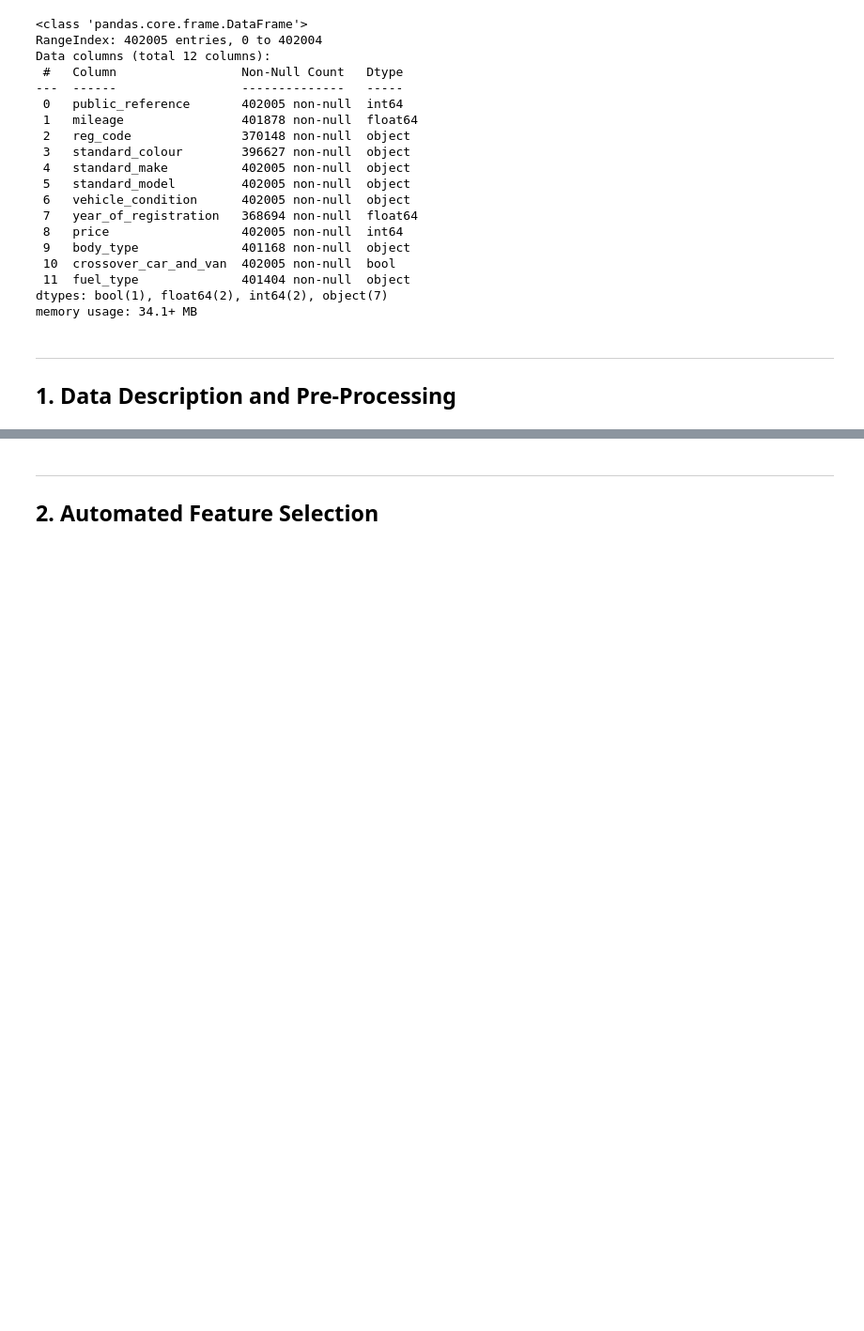
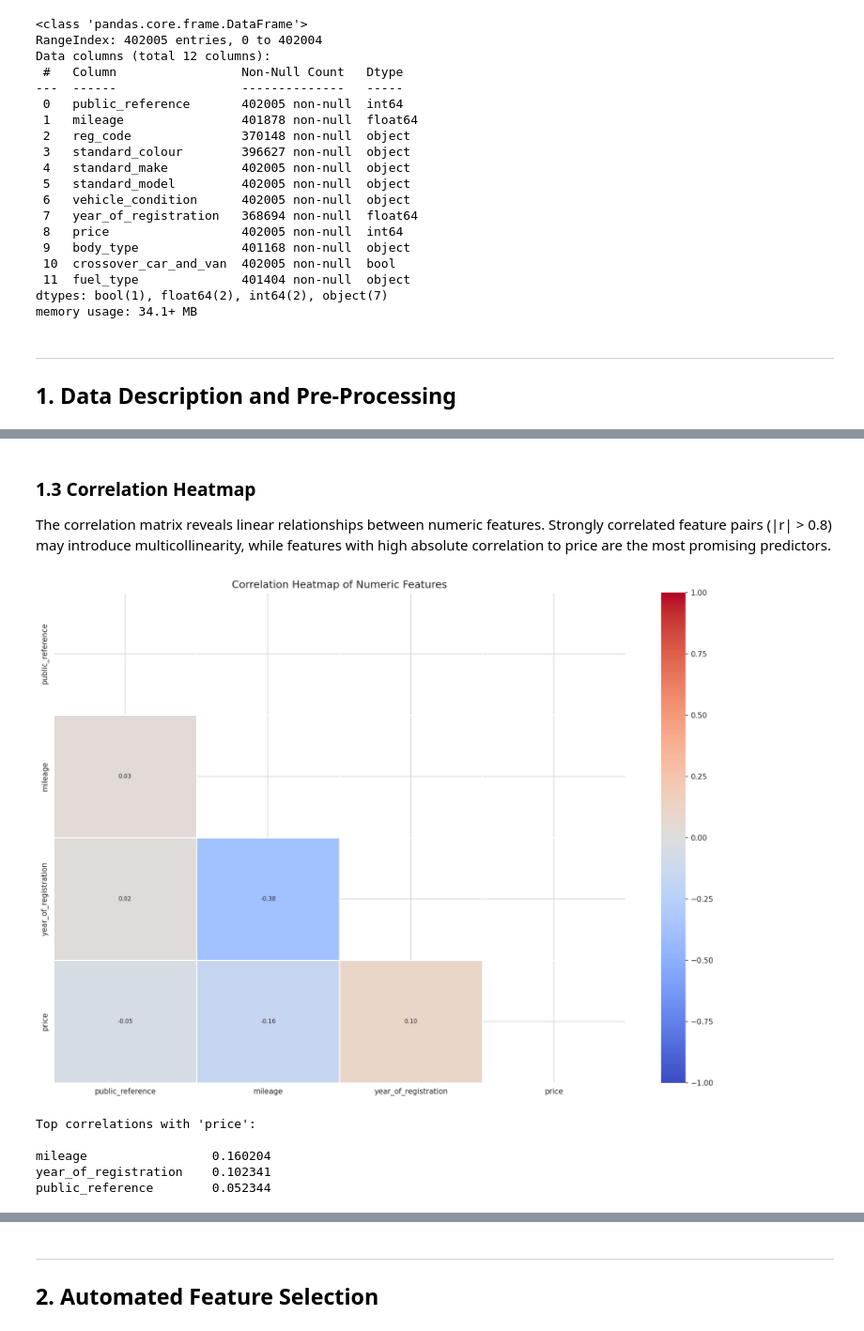
Before and after one commit to ian-shade/Autotrader-Cars-Price-Predictions-ML, a Jupyter notebook: aml_coursework.ipynb, the cells around one changed output, grey strips where cells are left out. Shown at 94% size. Saved outputs shown, nothing was run; the diff lists cells and outputs as text; code cells hidden in the pictures; blank space fills up the shorter version.

```diff
--- a/aml_coursework.ipynb
+++ b/aml_coursework.ipynb
@@ -181,0 +289,45 @@ memory usage: 34.1+ MB
+# %% [markdown]
+### 1.3 Correlation Heatmap
+
+The correlation matrix reveals linear relationships between numeric features. Strongly correlated feature pairs (|r| > 0.8) may introduce multicollinearity, while features with high absolute correlation to price are the most promising predictors.
+# %%
+# ------------------------------------------------------------
+# 1.3  Correlation heatmap of numeric features
+# ------------------------------------------------------------
+numeric_df = df.select_dtypes(include=[np.number])
+corr = numeric_df.corr()
+
+# Mask the upper triangle for cleaner visual
+mask = np.triu(np.ones_like(corr, dtype=bool))
+
+fig, ax = plt.subplots(figsize=(14, 10))
+sns.heatmap(
+    corr,
+    mask=mask,
+    annot=True,
+    fmt=".2f",
+    cmap="coolwarm",
+    center=0,
+    linewidths=0.5,
+    ax=ax,
+    annot_kws={"size": 8},
+    vmin=-1,
+    vmax=1,
+)
+ax.set_title("Correlation Heatmap of Numeric Features")
+plt.tight_layout()
+# fig.savefig("figures/correlation_heatmap.png")
+plt.show()
+
+# Print the features most correlated with price
+if price_col in corr.columns:
+    price_corr = corr[price_col].drop(price_col).abs().sort_values(ascending=False)
+    print(f"Top correlations with '{price_col}':\n")
+    print(price_corr.to_string())
+# %% [output]
+[figure, added]
+Top correlations with 'price':
+
+mileage                 0.160204
+year_of_registration    0.102341
+public_reference        0.052344
```
Also changed, not shown: parts of 22 cells of this notebook.
